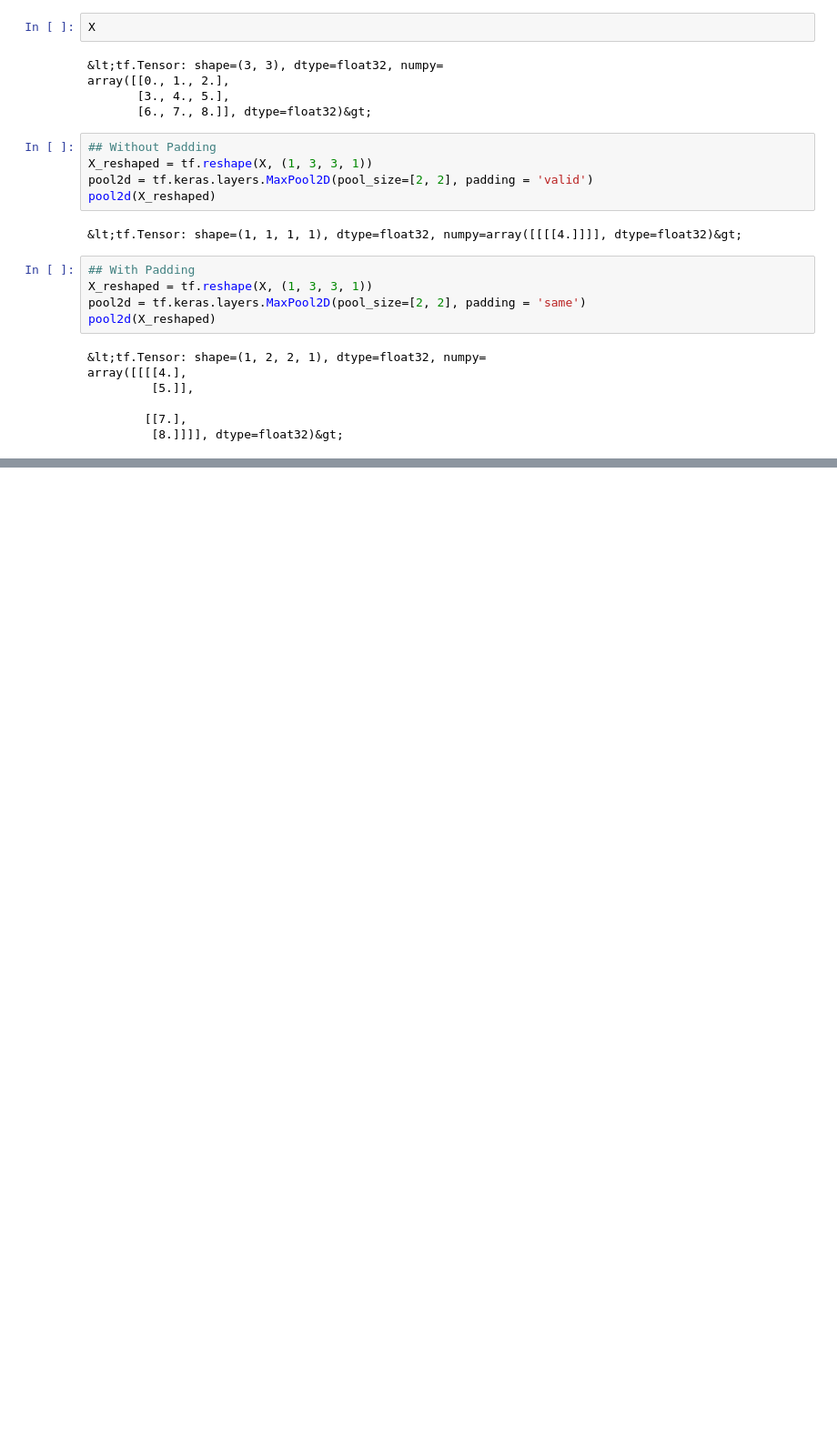
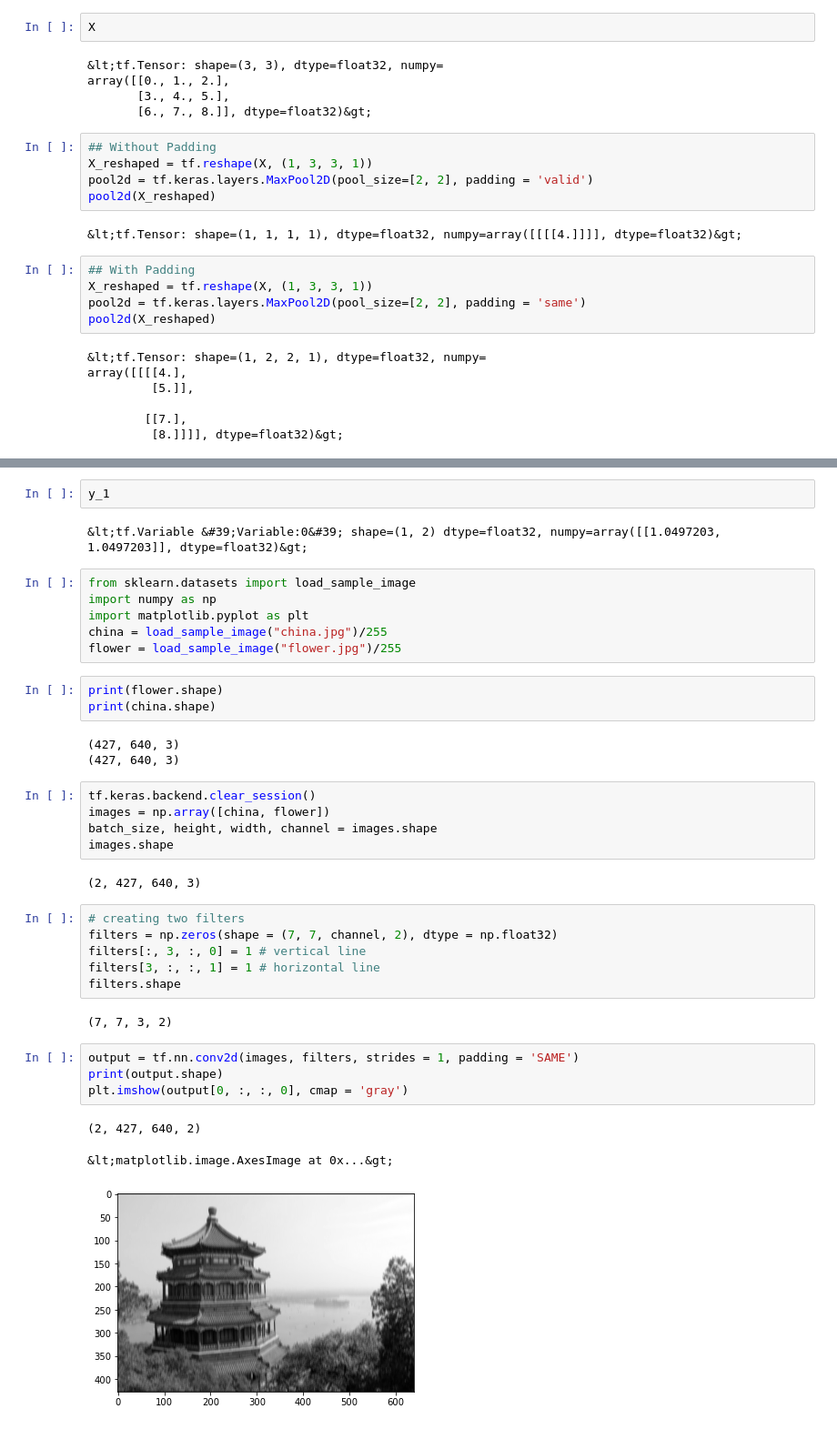
Before and after one commit to arsenallover/ML_From_Scratch, a Jupyter notebook: Classification/NeuralNetworks/T_CNN.ipynb, the cells around one changed output, grey strips where cells are left out. Shown at 91% size. Cells and saved outputs as stored; diff of their text form; blank space fills up the shorter version.

```diff
--- a/Classification/NeuralNetworks/T_CNN.ipynb
+++ b/Classification/NeuralNetworks/T_CNN.ipynb
@@ -391,0 +426,39 @@ array([[[[4.],
+# %%
+y_1
+# %% [output]
+&lt;tf.Variable &#39;Variable:0&#39; shape=(1, 2) dtype=float32, numpy=array([[1.0497203, 1.0497203]], dtype=float32)&gt;
+# %%
+from sklearn.datasets import load_sample_image
+import numpy as np
+import matplotlib.pyplot as plt
+china = load_sample_image("china.jpg")/255
+flower = load_sample_image("flower.jpg")/255
+# %%
+print(flower.shape)
+print(china.shape)
+# %% [output]
+(427, 640, 3)
+(427, 640, 3)
+# %%
+tf.keras.backend.clear_session()
+images = np.array([china, flower])
+batch_size, height, width, channel = images.shape
+images.shape
+# %% [output]
+(2, 427, 640, 3)
+# %%
+# creating two filters
+filters = np.zeros(shape = (7, 7, channel, 2), dtype = np.float32)
+filters[:, 3, :, 0] = 1 # vertical line
+filters[3, :, :, 1] = 1 # horizontal line
+filters.shape
+# %% [output]
+(7, 7, 3, 2)
+# %%
+output = tf.nn.conv2d(images, filters, strides = 1, padding = 'SAME')
+print(output.shape)
+plt.imshow(output[0, :, :, 0], cmap = 'gray')
+# %% [output]
+(2, 427, 640, 2)
+&lt;matplotlib.image.AxesImage at 0x...&gt;
+[figure, added]
```
Also changed, not shown: parts of 9 cells of this notebook, 1 other file.
